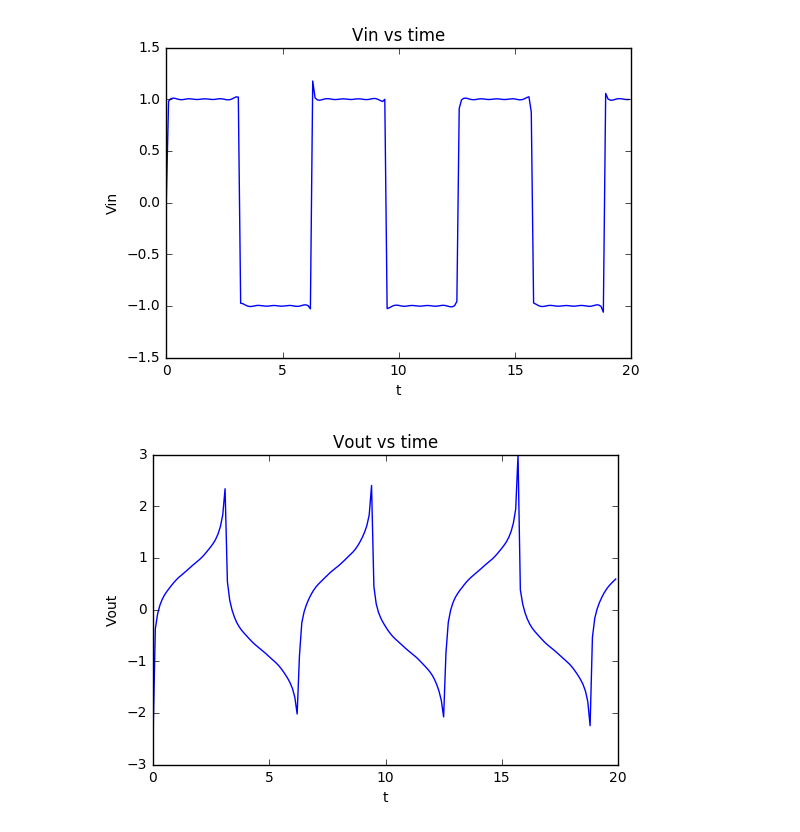
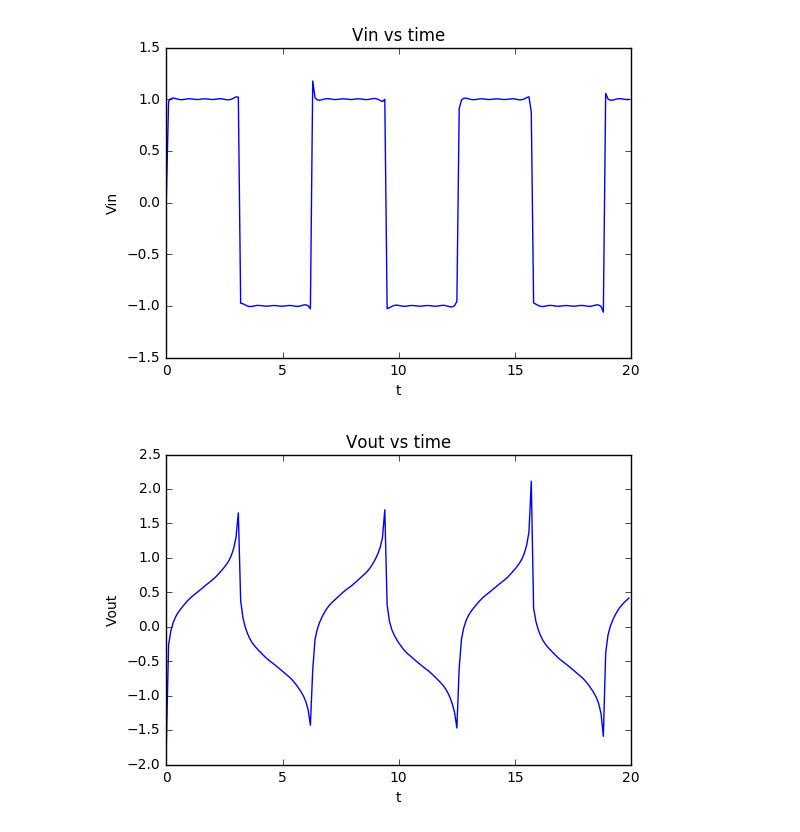
Before and after one commit to RRGregory/phy482-Gregory, a Jupyter notebook: HW5_Question4.ipynb, the cells around one changed output. Drawn from its saved outputs; the diff is of its cells as text; code cells hidden in the pictures.

```diff
--- a/HW5_Question4.ipynb
+++ b/HW5_Question4.ipynb
@@ -42,22 +42,22 @@ plt.show()
 # %%
 def Vout(t):
     Vout = 0
     k = 1
     w = 1
     L = 1
     R = 1
 
     while k<100:
-        Vk = (4/np.pi)*np.sin(w*t*(2*k-1) - 1/np.tan(w*L/R))/(2*k-1)
+        Vk = (4*R/(np.sqrt(R**2+(w*L)**2)*np.pi))*np.sin(w*t*(2*k-1) - 1/np.tan(w*L/R))/(2*k-1)
         Vout = Vout + Vk
         k = k+1
 
     return Vout
 
 plt.plot(t,Vout(t))
 plt.xlabel("t")
 plt.ylabel("Vout")
 plt.title("Vout vs time")
 plt.show()
 # %% [output]
-[figure, old version]
+[figure, new version]
```
